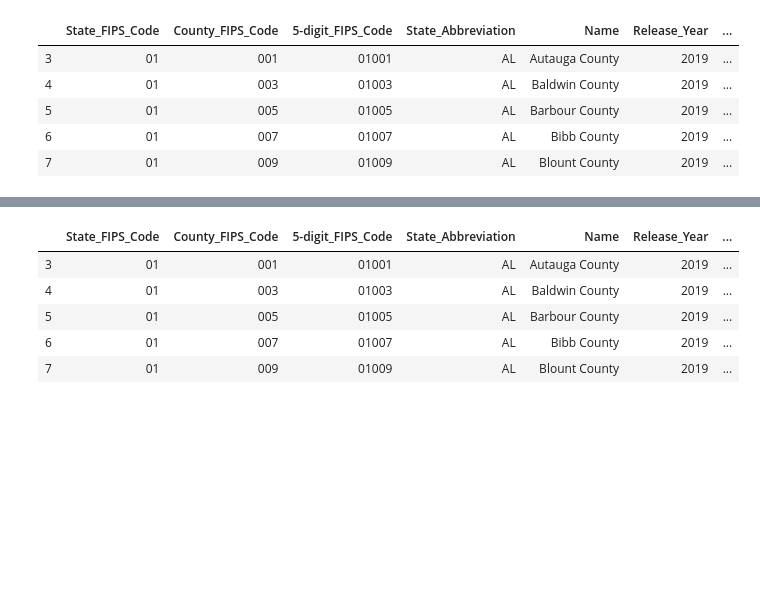
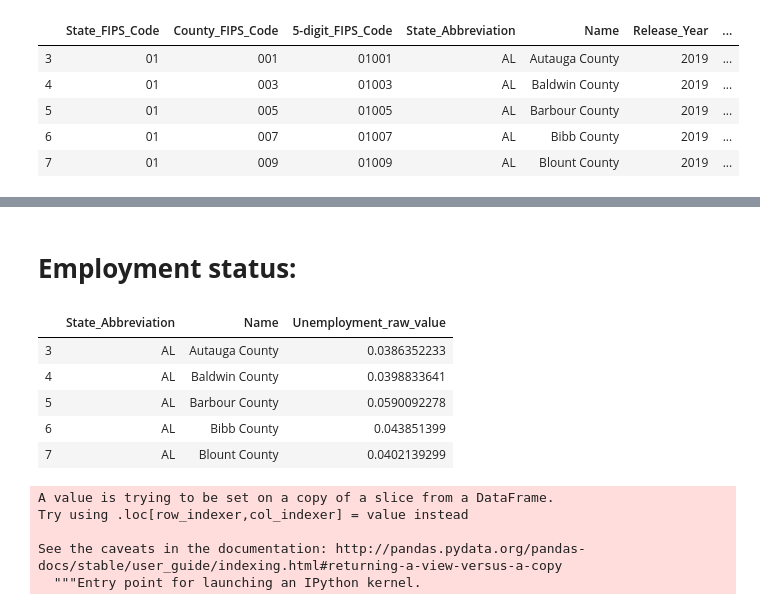
Before and after one commit to nielsbclausen/Mod_4_Project, a Jupyter notebook: Isabel_nb.ipynb, the cells around one changed output, grey strips where cells are left out. Saved outputs shown, nothing was run; the diff lists cells and outputs as text; code cells hidden in the pictures; blank space fills up the shorter version.

Commit message:
Data cleaning

```diff
--- a/Isabel_nb.ipynb
+++ b/Isabel_nb.ipynb
@@ -329,9 +400,21 @@ dfClean = df1.merge(df2, left_index=True,right_index=True)
+# %% [markdown]
+# <b>Employment status:
+# %%
+dfNew=df[['State_Abbreviation','Name','Unemployment_raw_value']]
 # %%
-dfClean.head()
+dfNew.head()
 # %% [output]
-|  | State_FIPS_Code | County_FIPS_Code | 5-digit_FIPS_Code | State_Abbreviation | Name | Release_Year | ... |
-| 3 | 01 | 001 | 01001 | AL | Autauga County | 2019 | ... |
-| 4 | 01 | 003 | 01003 | AL | Baldwin County | 2019 | ... |
-| 5 | 01 | 005 | 01005 | AL | Barbour County | 2019 | ... |
-| 6 | 01 | 007 | 01007 | AL | Bibb County | 2019 | ... |
-| 7 | 01 | 009 | 01009 | AL | Blount County | 2019 | ... |
+|  | State_Abbreviation | Name | Unemployment_raw_value |
+| 3 | AL | Autauga County | 0.0386352233 |
+| 4 | AL | Baldwin County | 0.0398833641 |
+| 5 | AL | Barbour County | 0.0590092278 |
+| 6 | AL | Bibb County | 0.043851399 |
+| 7 | AL | Blount County | 0.0402139299 |
+# %%
+dfNew['Unemployment_raw_value']=dfNew['Unemployment_raw_value'].astype(float)
+# %% [output]
+A value is trying to be set on a copy of a slice from a DataFrame.
+Try using .loc[row_indexer,col_indexer] = value instead
+
+See the caveats in the documentation: http://pandas.pydata.org/pandas-docs/stable/user_guide/indexing.html#returning-a-view-versus-a-copy
+  """Entry point for launching an IPython kernel.
```
Also changed, not shown: parts of 25 cells of this notebook.
